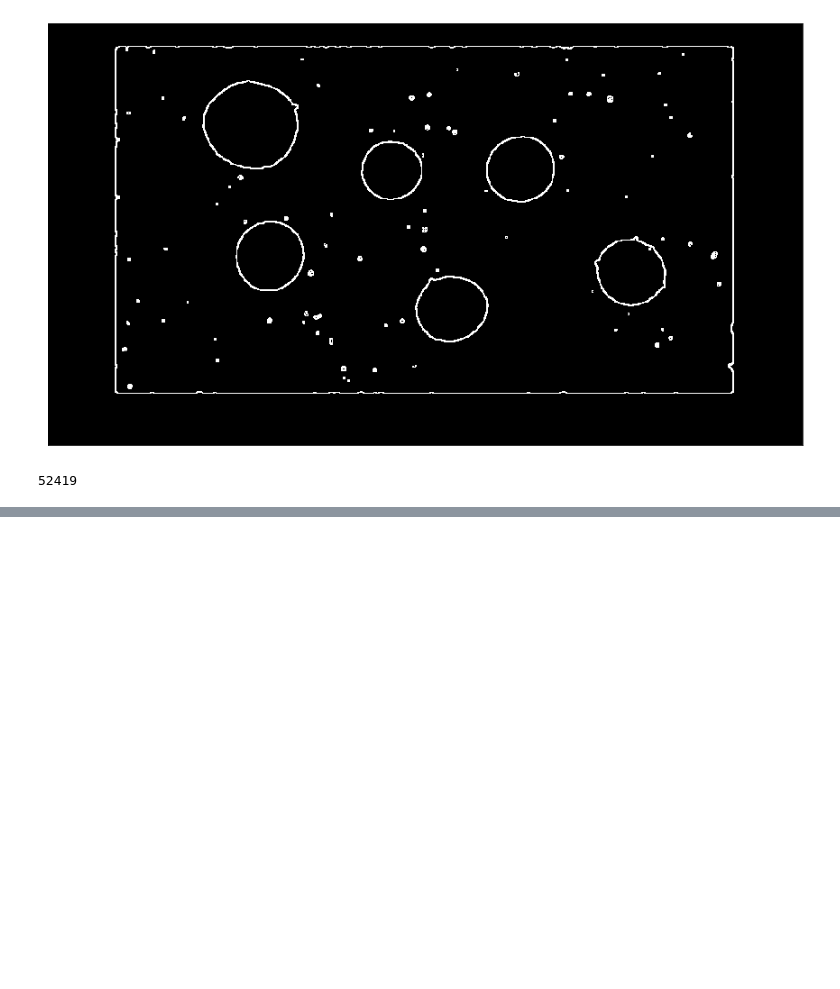
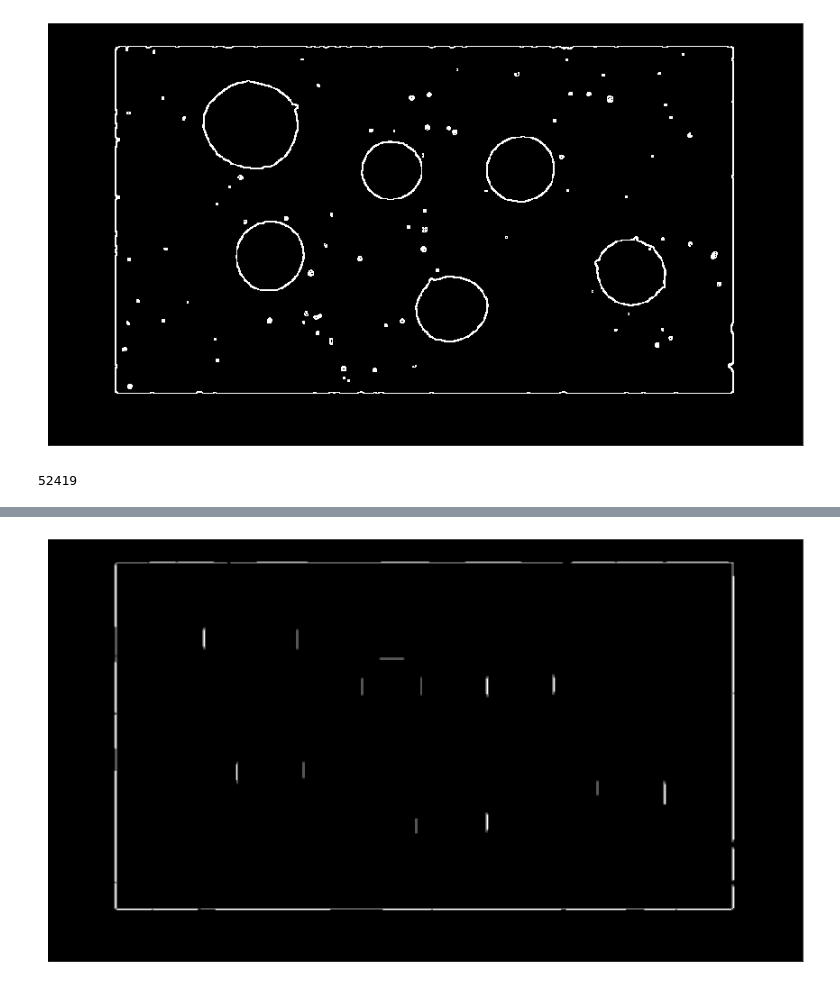
Before and after one commit to achiaver/computer_vision, a Jupyter notebook: trabalho_05/notebooks/trabalho_05_test.ipynb, the cells around one changed output, grey strips where cells are left out. Cells and saved outputs as stored; diff of their text form; code cells hidden in the pictures; blank space fills up the shorter version.

```diff
--- a/trabalho_05/notebooks/trabalho_05_test.ipynb
+++ b/trabalho_05/notebooks/trabalho_05_test.ipynb
@@ -137,0 +226,5 @@ plt.colorbar()
+# %%
+test = remove_straight_edges2(diff_sob_bin)
+fig = plota([test])
+# %% [output]
+[figure, added]
```
Also changed, not shown: parts of 10 cells of this notebook.
